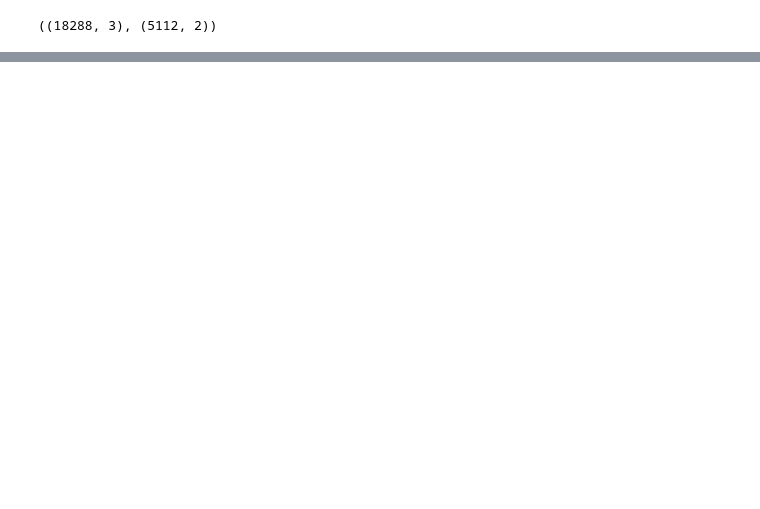
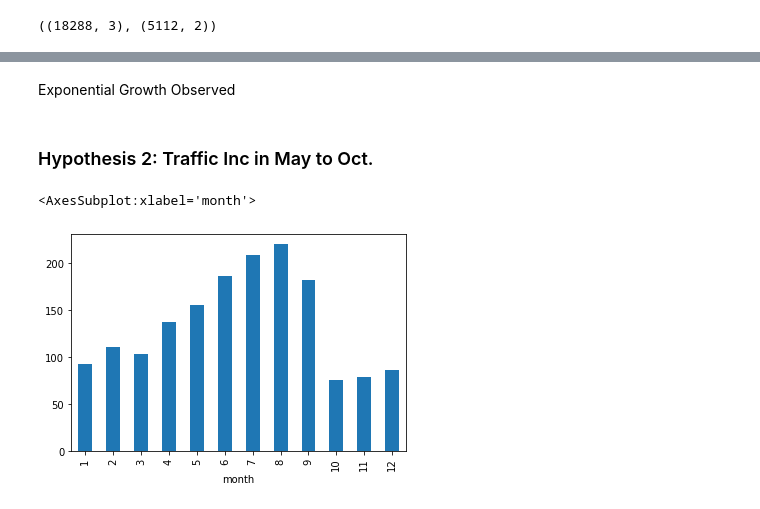
Before and after one commit to AnshuLodha007/Unicorn_Hackathon, a Jupyter notebook: Solution.ipynb, the cells around one changed output, grey strips where cells are left out. Saved outputs shown, nothing was run; the diff lists cells and outputs as text; code cells hidden in the pictures; blank space fills up the shorter version.

```diff
--- a/Solution.ipynb
+++ b/Solution.ipynb
@@ -34,0 +118,9 @@ test_orignal = test.copy()
+# %% [markdown]
+Exponential Growth Observed
+# %% [markdown]
+### Hypothesis 2: Traffic Inc in May to Oct.
+# %%
+train.groupby('month')['Count'].mean().plot.bar()
+# %% [output]
+<AxesSubplot:xlabel='month'>
+[figure, added]
```
Also changed, not shown: parts of 49 cells of this notebook.
